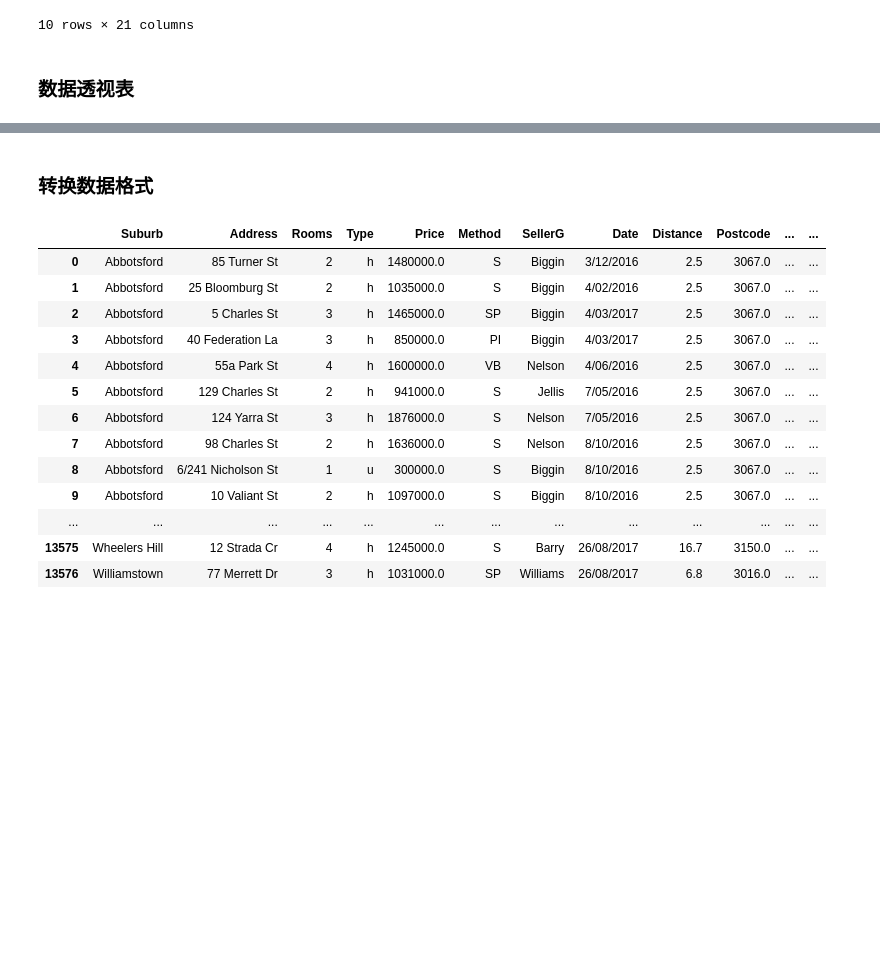
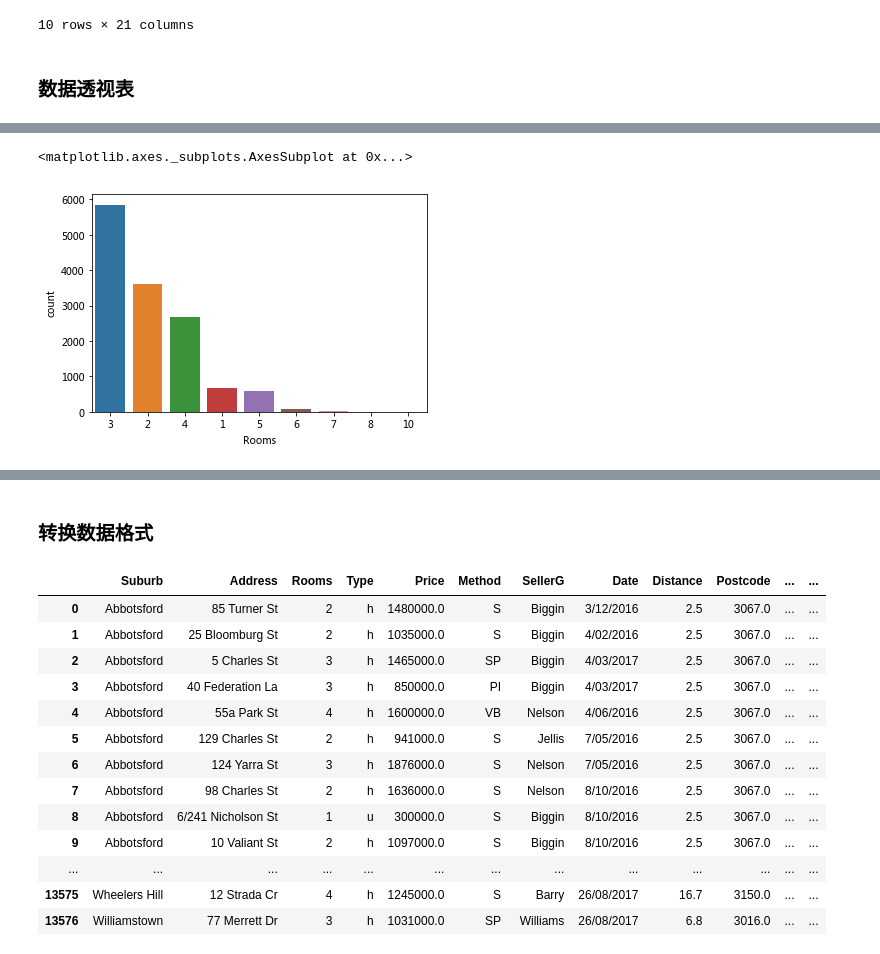
Before and after one commit to Rickiegg/mysql_learning, a Jupyter notebook: analysis_toolkit.ipynb, the cells around one changed output, grey strips where cells are left out. Cells and saved outputs as stored; diff of their text form; code cells hidden in the pictures; blank space fills up the shorter version.

Commit message:
add exploratory data analysis

```diff
--- a/analysis_toolkit.ipynb
+++ b/analysis_toolkit.ipynb
@@ -204,0 +253,9 @@ h_data.pivot_table('Price',index='Method',columns='Rooms',aggfunc='mean')
+# %%
+import seaborn as sns
+import matplotlib.pyplot as plt
+h_data.Rooms.value_counts().values
+sns.countplot(x=h_data.Rooms,order=h_data.Rooms.value_counts().index)# order行标签排序
+# sns.barplot(h_data.Rooms.value_counts().index,h_data.Rooms.value_counts().values) #与上图相同
+# %% [output]
+<matplotlib.axes._subplots.AxesSubplot at 0x...>
+[figure, added]
```
Also changed, not shown: parts of 11 cells of this notebook.
